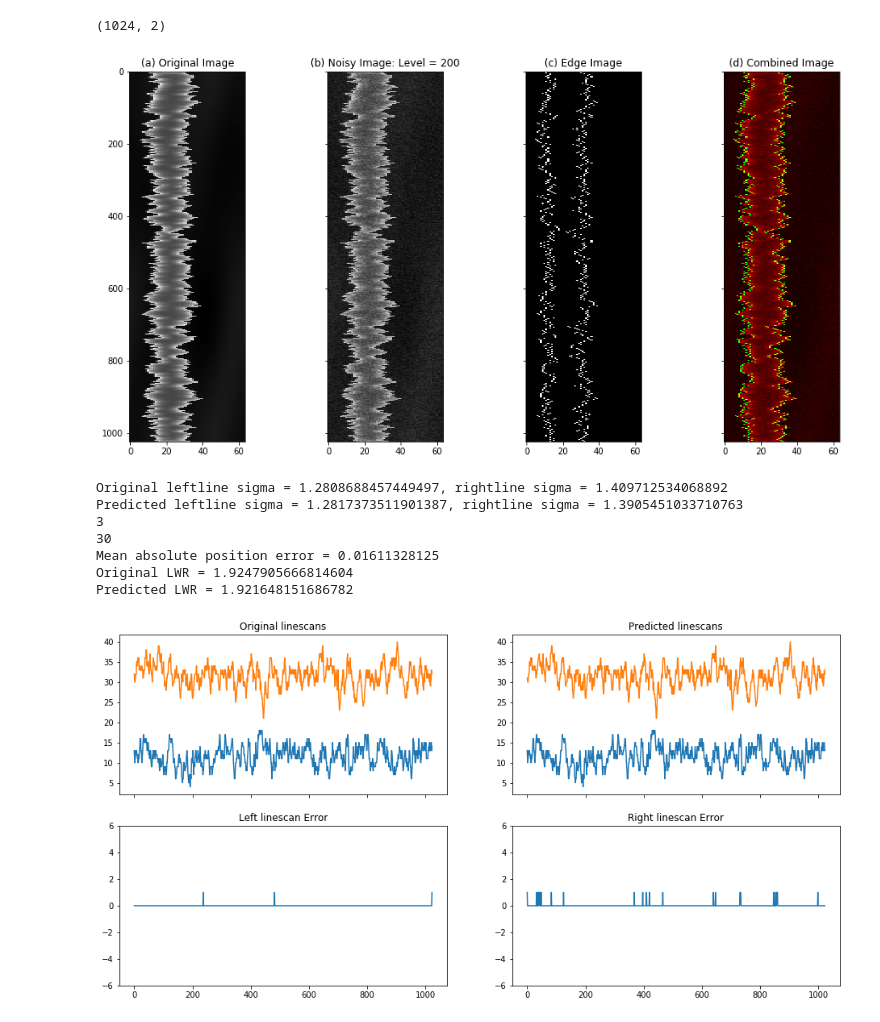
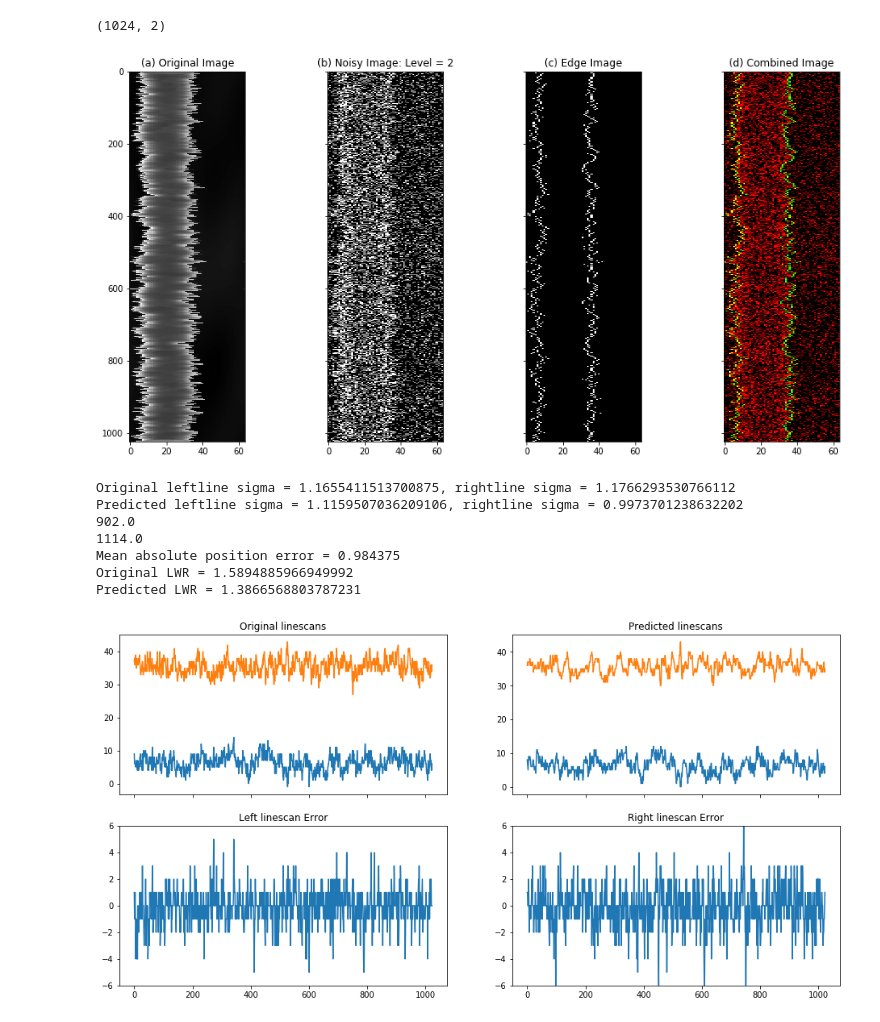
Before and after one commit to narendrachaudhary51/LER_machine_learning, a Jupyter notebook: neural_nets/EDGENet_prediction.ipynb, the cells around one changed output. Drawn from its saved outputs; the diff is of its cells as text; code cells hidden in the pictures.

Commit message:
changes to edgenet prediction, changed according to the new dataset

```diff
--- a/neural_nets/EDGENet_prediction.ipynb
+++ b/neural_nets/EDGENet_prediction.ipynb
@@ -16,7 +14,7 @@ Using TensorFlow backend.
 path = '/home/grads/n/narendra5/Desktop/Programs/LER_machine_learning/'
 #path = r"C:\\Users\\narendra\\Documents\\LER\\LER_machine_learning\\"
 
-model = load_model(path + 'models/' + 'EDGEnet2_int_L1_epoch_4.h5')
+model = load_model(path + 'models/' + 'EDGEnet2_round_L1_epoch_4.h5')
 #model = load_model(path + 'models\\' + 'EDGEnet2_int_L1_epoch_4.h5')
 model.summary()
 # %% [output]
@@ -38,16 +36,16 @@ Trainable params: 10,965,313
 Non-trainable params: 7,680
 _________________________________________________________________
 # %%
-sigma = 1.4
-alpha = 0.7
-Xi = 10
-width = 20
-space = 40
-noise = 200
+sigma = 1.6
+alpha = 0.1
+Xi = 20
+width = 30
+space = 60
+noise = 2
 shift = math.floor(-25 + (width + space/2 + Xi + alpha*10 + sigma*10)%16)
 
-original_file = path + 'original_images/oim_' + "{:.2g}".format(sigma*1e-09) + '_' + str(alpha) + '_' + "{0:.2g}".format(Xi*1e-09) + '_' + str(width) + '_' + str(space) + '_' + str(-shift) + '.tiff'
-noisy_file = path + 'noisy_images/nim_' + "{0:.2g}".format(sigma*1e-09) + '_' + str(alpha) + '_' + "{0:.2g}".format(Xi*1e-09) + '_' + str(width) + '_' + str(space) + '_' + str(-shift) + '_' + str(noise) + '.tiff'
+original_file = path + 'original_images2/oim_' + "{:.2g}".format(sigma*1e-09) + '_' + str(alpha) + '_' + "{0:.2g}".format(Xi*1e-09) + '_' + str(width) + '_' + str(space) + '_' + str(-shift) + '.tiff'
+noisy_file = path + 'noisy_images2/nim_' + "{0:.2g}".format(sigma*1e-09) + '_' + str(alpha) + '_' + "{0:.2g}".format(Xi*1e-09) + '_' + str(width) + '_' + str(space) + '_' + str(-shift) + '_' + str(noise) + '.tiff'
 imnoisy = np.array(Image.open(noisy_file))
 im = np.array(Image.open(original_file))
 
@@ -91,7 +89,7 @@ ax[3].set_title('(d) Combined Image')
 
 plt.show()
 # %% [output]
-[figure, old version]
+[figure, new version]
 # %%
 linescan_file = path + 'linescans/linescan_' + "{:.2g}".format(sigma*1e-09) + '_' + str(alpha) + '_' + "{0:.2g}".format(Xi*1e-09) + '_' + str(width) + '_' + str(space) + '.txt'
 linescan = []
@@ -107,51 +105,51 @@ linescan = linescan[:2048]
 leftline = np.array(linescan[:1024])
 rightline = linescan[1024:]
 rightline.reverse()
 rightline = np.array(rightline)
 
 leftline = leftline + shift
 rightline = rightline + shift
 
 fig, ax = plt.subplots(nrows=2, ncols=2, figsize=(16, 8), sharex=True,
                        sharey=False, subplot_kw={'adjustable': 'box-forced'})
 
 
-print('Original leftline sigma = {}, rightline sigma = {}'.format(leftline.astype(int).std()/2, \
-                                                                  rightline.astype(int).std()/2))
+print('Original leftline sigma = {}, rightline sigma = {}'.format(leftline.round().std()/2, \
+                                                                  rightline.round().std()/2))
 
-print('Predicted leftline sigma = {}, rightline sigma = {}'.format((linepredict*64).round().astype(int)[:,0].std()/2, \
-                                                                  (linepredict*64).round().astype(int)[:,1].std()/2))
+print('Predicted leftline sigma = {}, rightline sigma = {}'.format((linepredict*64).round()[:,0].std()/2, \
+                                                                  (linepredict*64).round()[:,1].std()/2))
 
-left_error = np.abs(leftline.astype(int) - (linepredict*64).round().astype(int)[:,0]).sum()
-right_error = np.abs(rightline.astype(int) - (linepredict*64).round().astype(int)[:,1]).sum()
+left_error = np.abs(leftline.round() - (linepredict*64).round()[:,0]).sum()
+right_error = np.abs(rightline.round() - (linepredict*64).round()[:,1]).sum()
 print(left_error)
 print(right_error)
 print('Mean absolute position error = {}'.format((left_error + right_error)/2048))
-print('Original LWR = {} '.format((rightline.astype(int) - leftline.astype(int)).std()/2))
-print('Predicted LWR = {} '.format(((linepredict*64).round().astype(int)[:,0] - (linepredict*64).round().astype(int)[:,1]).std()/2))
+print('Original LWR = {} '.format((rightline.round() - leftline.round()).std()/2))
+print('Predicted LWR = {} '.format(((linepredict*64).round()[:,0] - (linepredict*64).round()[:,1]).std()/2))
 
-ax[0,0].plot(leftline.astype(int))
-ax[0,0].plot(rightline.astype(int))
+ax[0,0].plot(leftline.round())
+ax[0,0].plot(rightline.round())
 ax[0,0].set_title('Original linescans')
 
-ax[0,1].plot((linepredict*64).round().astype(int))
+ax[0,1].plot((linepredict*64).round())
 ax[0,1].set_title('Predicted linescans')
 
-ax[1,0].plot(leftline.astype(int) - (linepredict*64).round().astype(int)[:,0])
+ax[1,0].plot(leftline.round() - (linepredict*64).round()[:,0])
 ax[1,0].set_title('Left linescan Error')
 ax[1,0].set_ylim([-6,6])
 
-ax[1,1].plot(rightline.astype(int) - (linepredict*64).round().astype(int)[:,1])
+ax[1,1].plot(rightline.round() - (linepredict*64).round()[:,1])
 ax[1,1].set_title('Right linescan Error')
 ax[1,1].set_ylim([-6,6])
 
 plt.show()
 # %% [output]
-Original leftline sigma = 1.2808688457449497, rightline sigma = 1.409712534068892
-Predicted leftline sigma = 1.2817373511901387, rightline sigma = 1.3905451033710763
-3
-30
-Mean absolute position error = 0.01611328125
-Original LWR = 1.9247905666814604
-Predicted LWR = 1.921648151686782
+Original leftline sigma = 1.1655411513700875, rightline sigma = 1.1766293530766112
+Predicted leftline sigma = 1.1159507036209106, rightline sigma = 0.9973701238632202
+902.0
+1114.0
+Mean absolute position error = 0.984375
+Original LWR = 1.5894885966949992
+Predicted LWR = 1.3866568803787231
-[figure, old version]
+[figure, new version]
```
Also changed, not shown: parts of 1 cell of this notebook, 2 other files.
